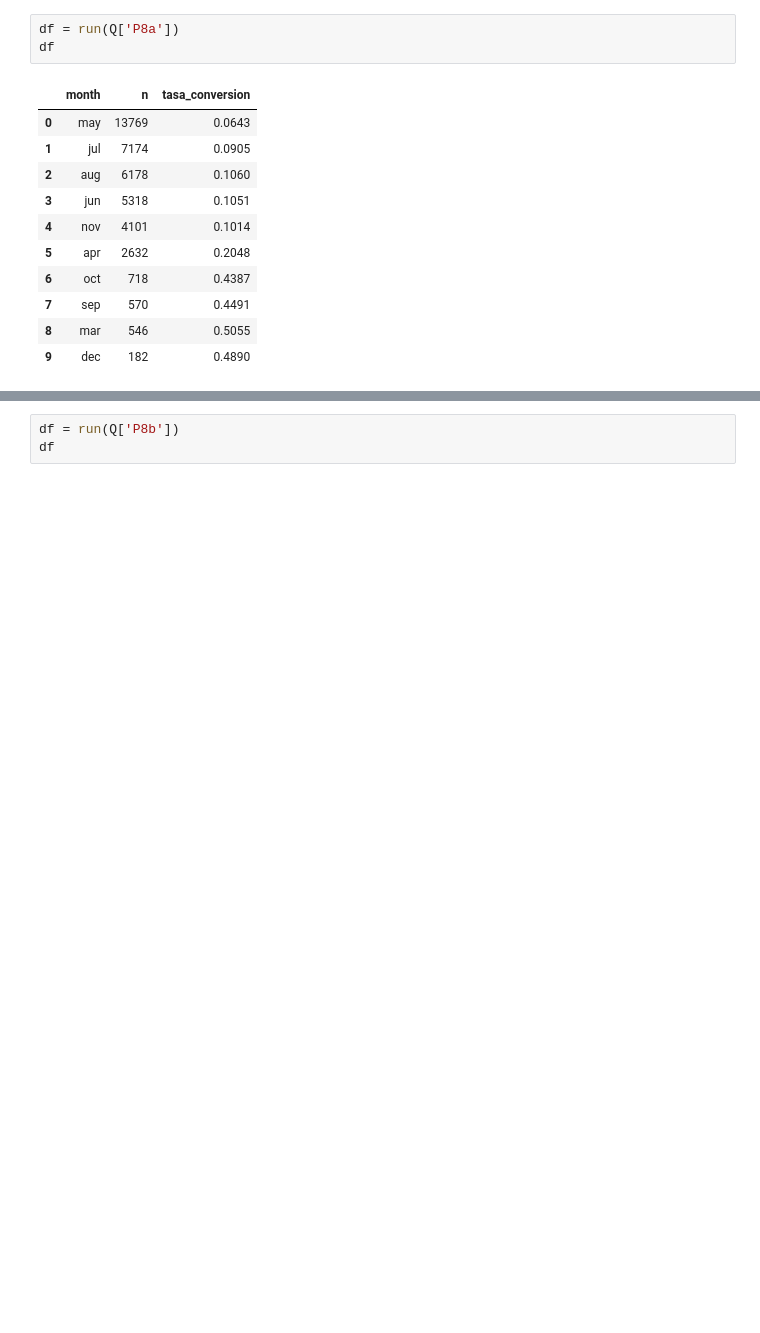
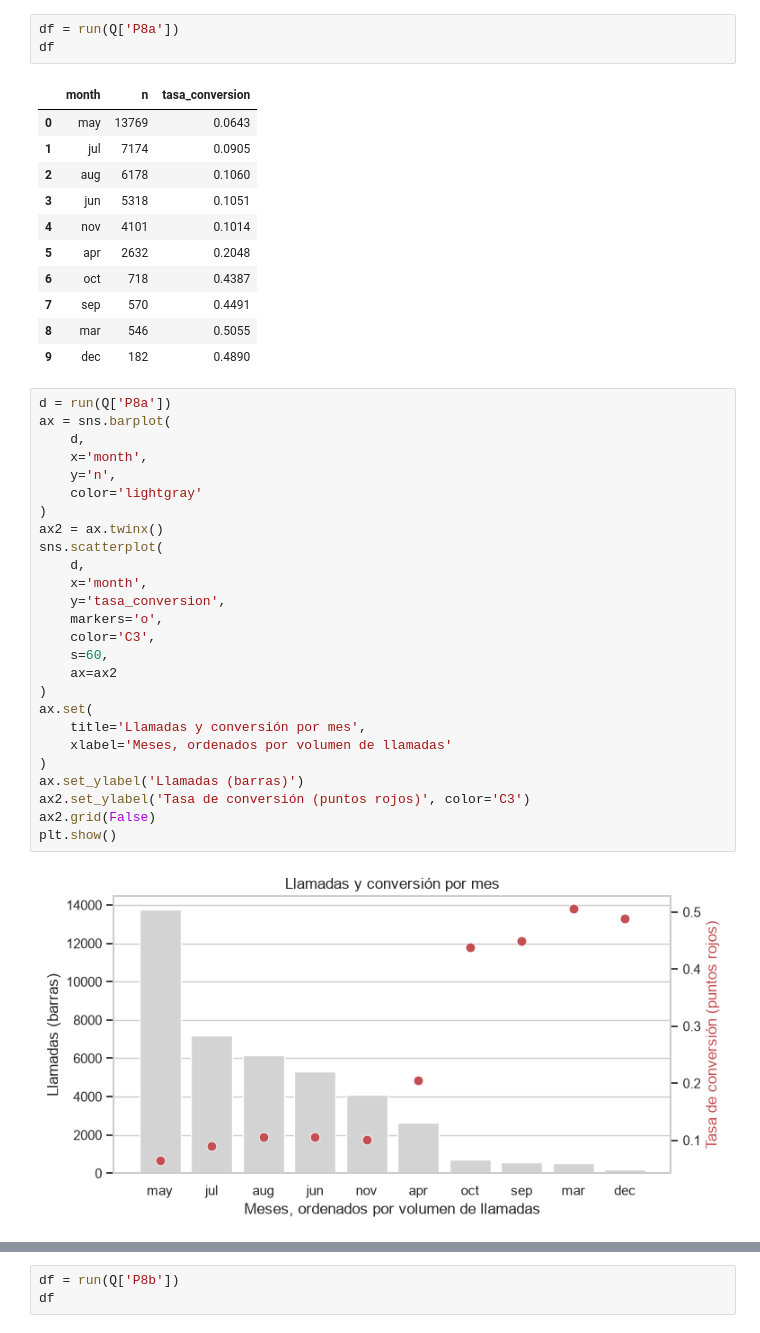
Before and after one commit to Krunzx/data_portfolio, a Jupyter notebook: 04-term-deposit-propensity/notebooks/01_eda.ipynb, the cells around one changed output, grey strips where cells are left out. Drawn from its saved outputs; the diff is of its cells as text; blank space fills up the shorter version.

```diff
--- a/04-term-deposit-propensity/notebooks/01_eda.ipynb
+++ b/04-term-deposit-propensity/notebooks/01_eda.ipynb
@@ -177,3 +302,31 @@ df
 | 7 | sep | 570 | 0.4491 |
 | 8 | mar | 546 | 0.5055 |
 | 9 | dec | 182 | 0.4890 |
+# %%
+d = run(Q['P8a'])
+ax = sns.barplot(
+    d,
+    x='month',
+    y='n',
+    color='lightgray'
+)
+ax2 = ax.twinx()
+sns.scatterplot(
+    d,
+    x='month',
+    y='tasa_conversion',
+    markers='o',
+    color='C3',
+    s=60,
+    ax=ax2
+)
+ax.set(
+    title='Llamadas y conversión por mes',
+    xlabel='Meses, ordenados por volumen de llamadas'
+)
+ax.set_ylabel('Llamadas (barras)')
+ax2.set_ylabel('Tasa de conversión (puntos rojos)', color='C3')
+ax2.grid(False)
+plt.show()
+# %% [output]
+[figure, added]
```
Also changed, not shown: parts of 40 cells of this notebook, 1 other file.
